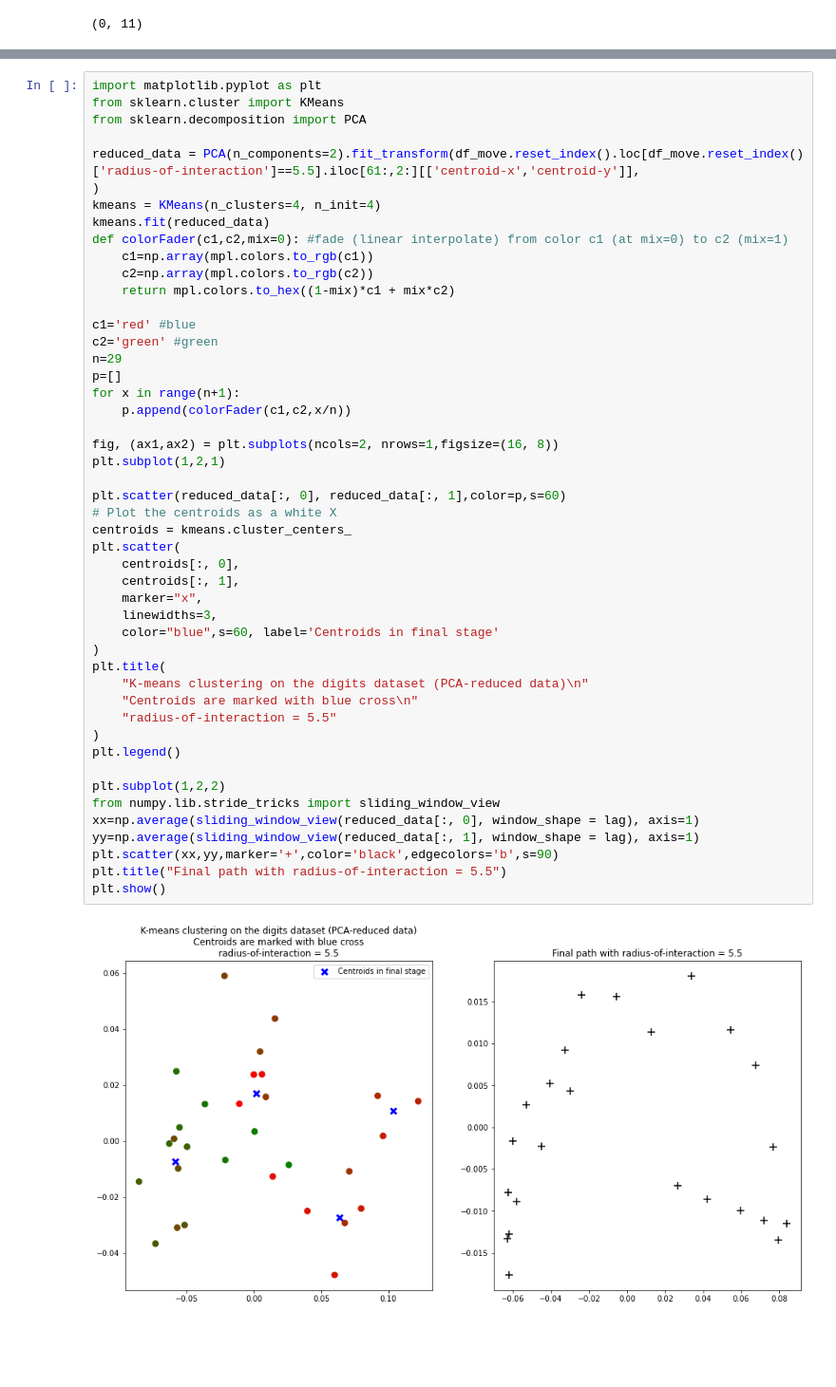
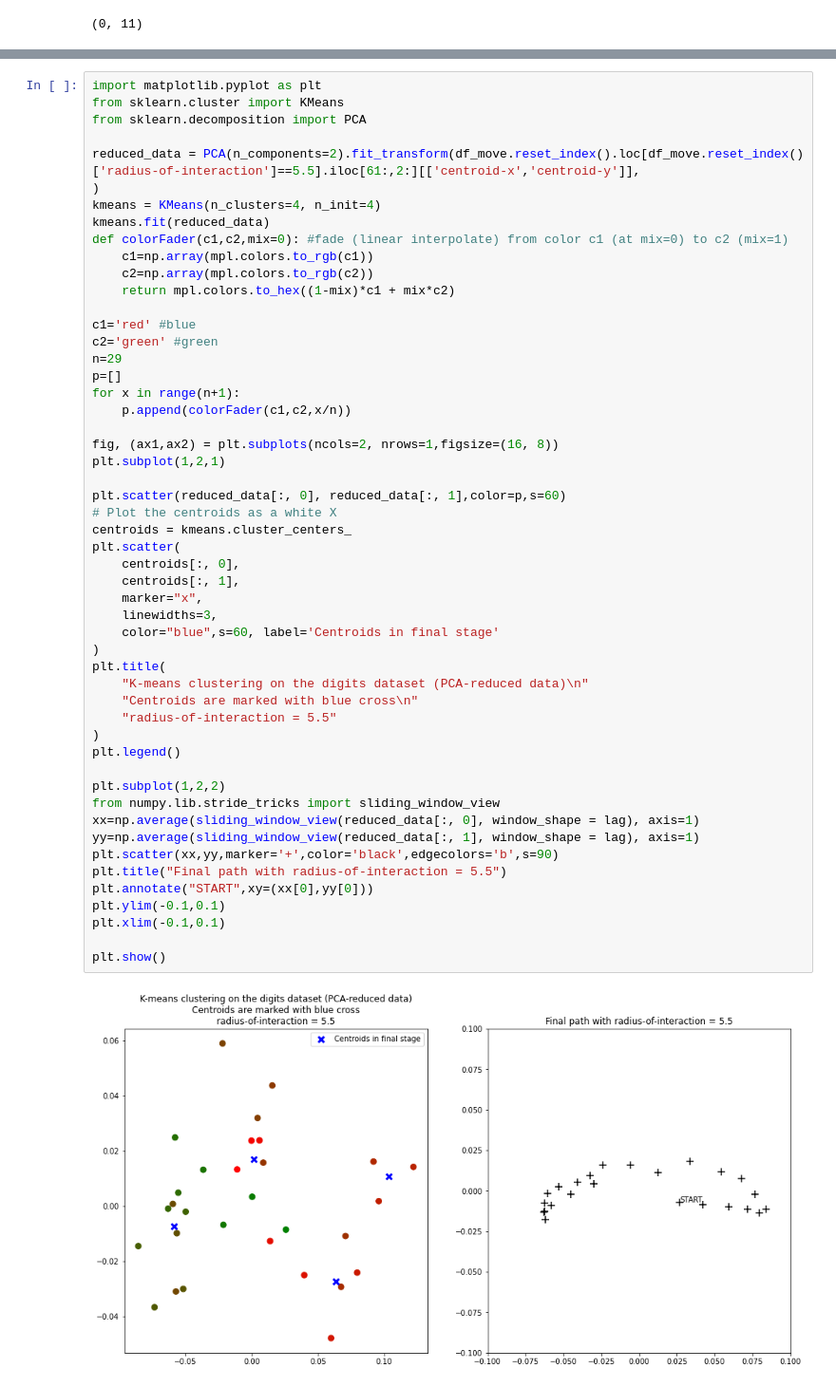
Before and after one commit to RubensZimbres/Repo-2022, a Jupyter notebook: SantaFe/NetLogo/Arduino/experiment_centroid/experiment_RADIUS_56_CENTROID_v2.ipynb, the cells around one changed output, grey strips where cells are left out. Shown: that part at 95% size. Drawn from its saved outputs; the diff is of its cells as text; blank space fills up the shorter version.

```diff
--- a/SantaFe/NetLogo/Arduino/experiment_centroid/experiment_RADIUS_56_CENTROID_v2.ipynb
+++ b/SantaFe/NetLogo/Arduino/experiment_centroid/experiment_RADIUS_56_CENTROID_v2.ipynb
@@ -573,31 +547,35 @@ for x in range(n+1):
     p.append(colorFader(c1,c2,x/n))
 
 fig, (ax1,ax2) = plt.subplots(ncols=2, nrows=1,figsize=(16, 8))
 plt.subplot(1,2,1)
 
 plt.scatter(reduced_data[:, 0], reduced_data[:, 1],color=p,s=60)
 # Plot the centroids as a white X
 centroids = kmeans.cluster_centers_
 plt.scatter(
     centroids[:, 0],
     centroids[:, 1],
     marker="x",
     linewidths=3,
     color="blue",s=60, label='Centroids in final stage'
 )
 plt.title(
     "K-means clustering on the digits dataset (PCA-reduced data)\n"
     "Centroids are marked with blue cross\n"
     "radius-of-interaction = 5.5"
 )
 plt.legend()
 
 plt.subplot(1,2,2)
 from numpy.lib.stride_tricks import sliding_window_view
 xx=np.average(sliding_window_view(reduced_data[:, 0], window_shape = lag), axis=1)
 yy=np.average(sliding_window_view(reduced_data[:, 1], window_shape = lag), axis=1)
 plt.scatter(xx,yy,marker='+',color='black',edgecolors='b',s=90)
 plt.title("Final path with radius-of-interaction = 5.5")
+plt.annotate("START",xy=(xx[0],yy[0]))
+plt.ylim(-0.1,0.1)
+plt.xlim(-0.1,0.1)
+
 plt.show()
 # %% [output]
-[figure, old version]
+[figure, new version]
```
Also changed, not shown: parts of 8 cells of this notebook, 2 other files.
